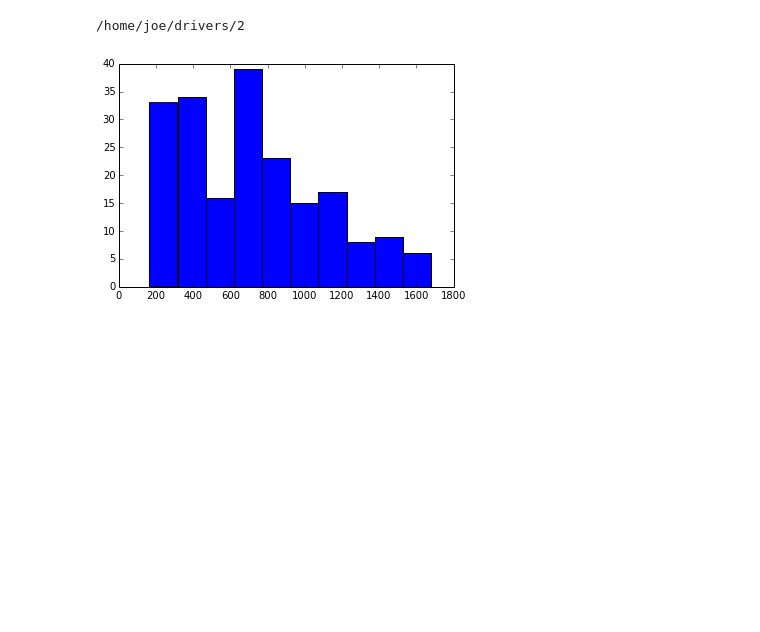
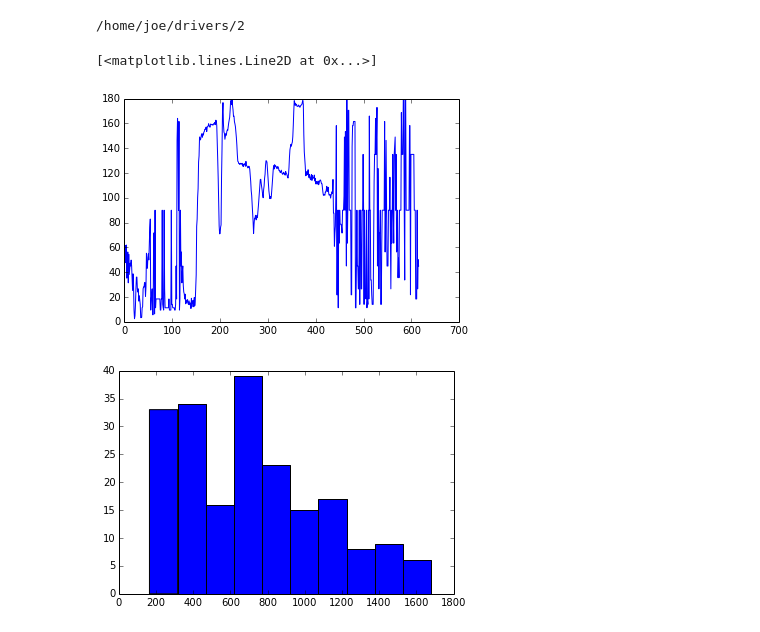
Before and after one commit to smoussa/seahorse-ml, a Jupyter notebook: notebooks/Drivers1.ipynb, the cells around one changed output. Saved outputs shown, nothing was run; the diff lists cells and outputs as text; code cells hidden in the pictures; blank space fills up the shorter version.

```diff
--- a/notebooks/Drivers1.ipynb
+++ b/notebooks/Drivers1.ipynb
@@ -42,6 +42,11 @@ def no_zeros(a):
 thetas = [np.apply_along_axis(find_angle, 1, deltas) for deltas in data_dt]
 for t in thetas:
     no_zeros(t)
+# %%
+plt.plot(np.degrees(thetas[0]))
+# %% [output]
+[<matplotlib.lines.Line2D at 0x...>]
+[figure, added]
 # %%
 #Because trips are randomly rotated only the change in direction really matters
 #So here we take the differences of the angles
```
Also changed, not shown: parts of 4 cells of this notebook, 3 other files.
